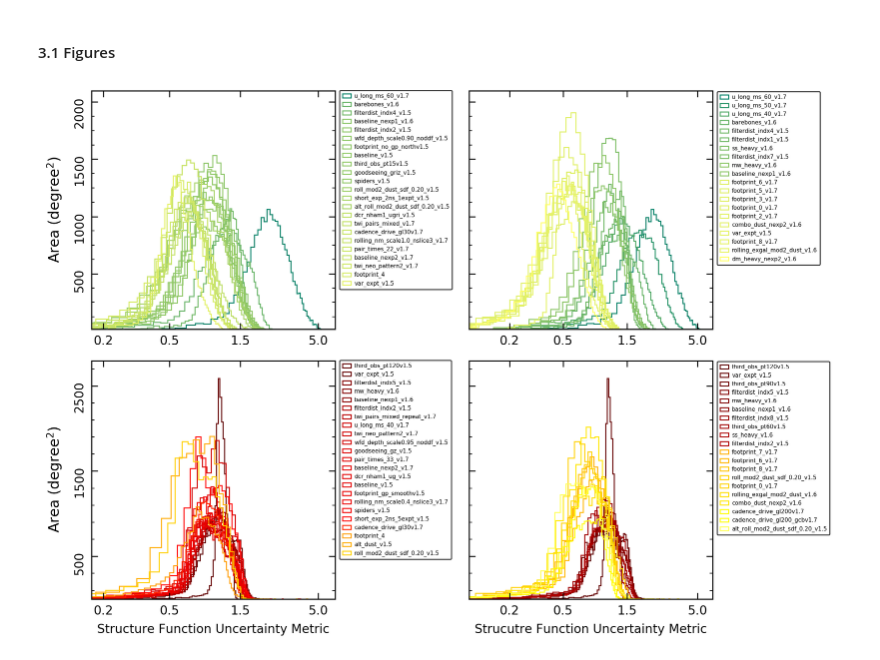
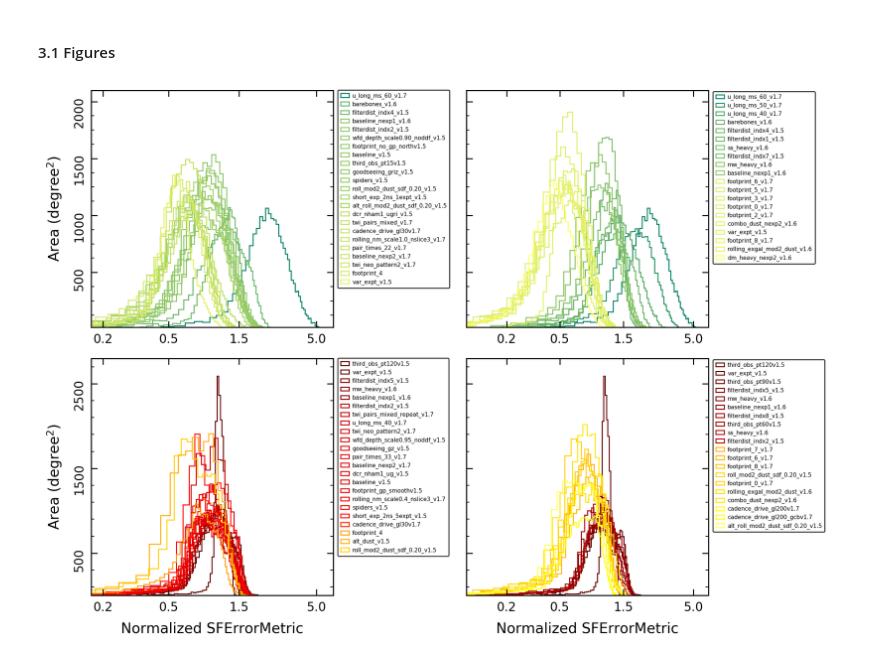
Before and after one commit to RichardsGroup/LSST_SF_Metric, a Jupyter notebook: notebooks/02_Analyze_WFD.ipynb, the cells around one changed output. Saved outputs shown, nothing was run; the diff lists cells and outputs as text; code cells hidden in the pictures.

Commit message:
adjust figure 1

```diff
--- a/notebooks/02_Analyze_WFD.ipynb
+++ b/notebooks/02_Analyze_WFD.ipynb
@@ -776,7 +776,7 @@ ax3_y_vals = ax3.get_yticks()
 ax3.set_yticklabels(['{:.0f}'.format(x * (54.967783/60)**2) for x in ax3_y_vals], rotation=90)
 
 # label & legend
-ax3.set_xlabel('Structure Function Uncertainty Metric', fontsize=12)
+ax3.set_xlabel('Normalized SFErrorMetric', fontsize=14, labelpad=8)
 ax3.legend(fontsize=5.5, bbox_to_anchor=(1.0, 1.02), edgecolor='k', loc=2, labelspacing=0.45)
 ax3.set_ylabel('Area ($\mathrm{degree^{2}}$)', labelpad=10)
 
@@ -818,32 +818,32 @@ for run in summary_df_no_ddf_r_sort.index[-10:]:
     metricKey = [elem for elem in keys if elem[1] == 'SFError_23.85_r'][0]
 
     # need to mask the pixels that have no available data
     mask = final_bundleDicts[run][metricKey].metricValues.mask
     data = final_bundleDicts[run][metricKey].metricValues.data[~mask]
     data = data[~(np.isnan(data) | np.isinf(data))]
 
     c = mpl.cm.hot(rNormAll(summary_df_no_ddf_r_sort.loc[run, 'SFError_23.85_r_Median']))
     ax4.hist(norm_metric_r/data, bins=r_bins, histtype='step', color=c,
              density=density, label=label)
 
 # tick & format
 ax4.set_xscale('log', basex=10)
 ax4.set_xbound(lower=0.1, upper=6.5)
 ax4.tick_params(top=True, right=True, which='both')
 ax4.xaxis.set_major_locator(plt.FixedLocator([.2, .5, 1.5, 5]))
 ax4.xaxis.set_major_formatter(plt.FormatStrFormatter('%.1f'))
 ax4.xaxis.set_minor_locator(plt.NullLocator())
 
 # label & legend
-ax4.set_xlabel('Strucutre Function Uncertainty Metric', fontsize=12)
+ax4.set_xlabel('Normalized SFErrorMetric', fontsize=14, labelpad=8)
 ax4.legend(fontsize=5.5, bbox_to_anchor=(1.0, 1.015), edgecolor='k', loc=2, labelspacing=0.45)
 
 # make ax2 has same y lime as ax1
 # ax4.set_ylim([20, 2450])
 ax4.yaxis.set_major_locator(plt.FixedLocator(np.array([500, 1500, 2500])/(54.967783/r_bins)**2))
 _ = ax4.set_yticklabels("")
 ## ------------------------------------------------------------------------------------------------
 
 # plt.savefig('figs/sf_cad_note_wfd.pdf')
 # %% [output]
-[figure, old version]
+[figure, new version]
```
Also changed, not shown: 1 other file.
